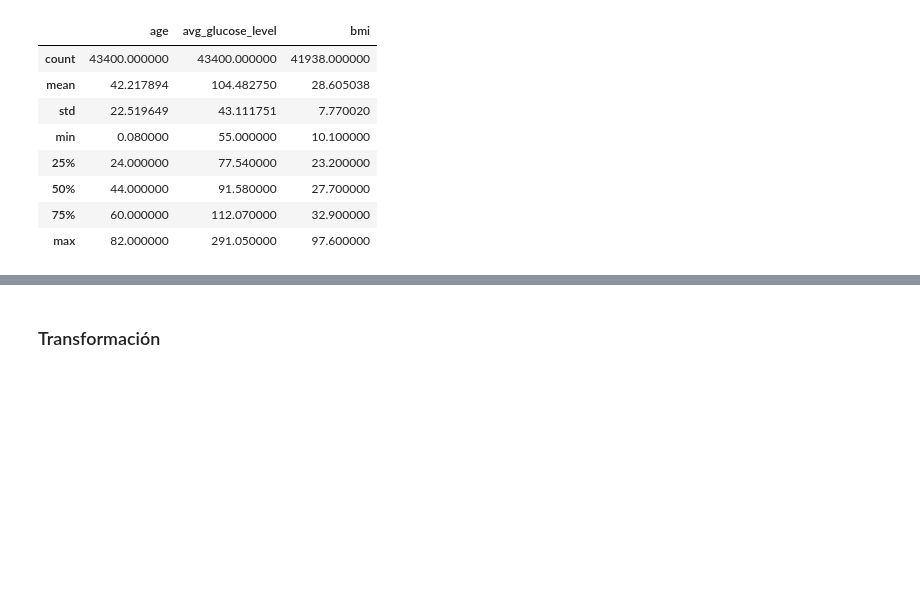
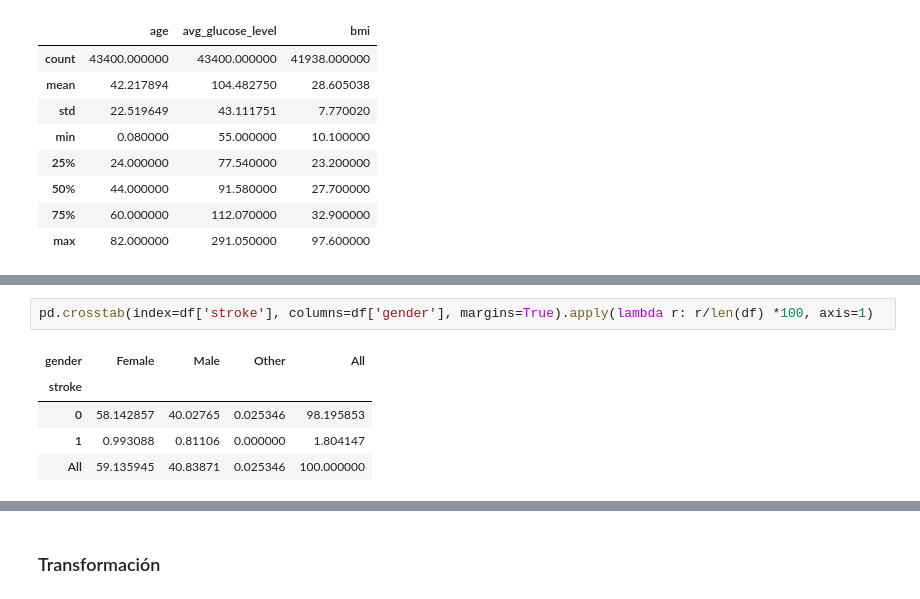
Before and after one commit to antoniocc12/Prediccion-ictus, a Jupyter notebook: notebooks/stroke.ipynb, the cells around one changed output, grey strips where cells are left out. Cells and saved outputs as stored; diff of their text form; blank space fills up the shorter version.

```diff
--- a/notebooks/stroke.ipynb
+++ b/notebooks/stroke.ipynb
@@ -187,0 +248,8 @@ fig.show()
+# %%
+pd.crosstab(index=df['stroke'], columns=df['gender'], margins=True).apply(lambda r: r/len(df) *100, axis=1)
+# %% [output]
+| gender | Female | Male | Other | All |
+| stroke |  |  |  |  |
+| 0 | 58.142857 | 40.02765 | 0.025346 | 98.195853 |
+| 1 | 0.993088 | 0.81106 | 0.000000 | 1.804147 |
+| All | 59.135945 | 40.83871 | 0.025346 | 100.000000 |
```
Also changed, not shown: parts of 40 cells of this notebook, 3 other files.
